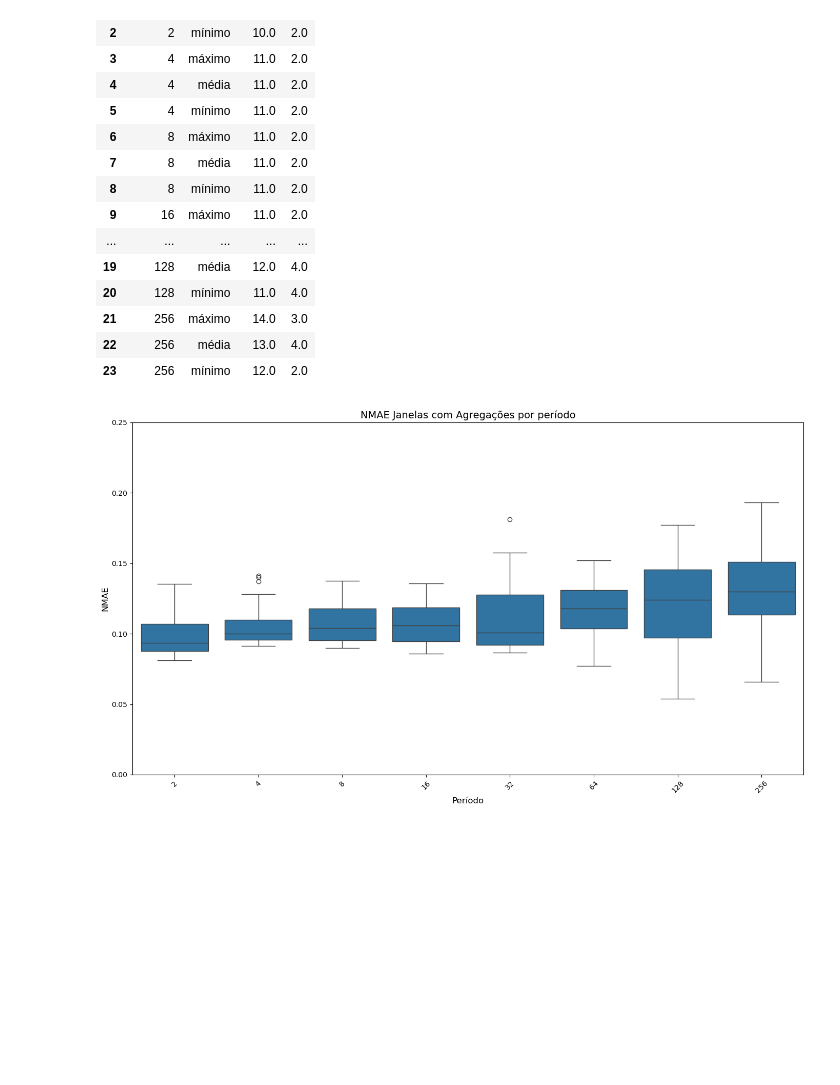
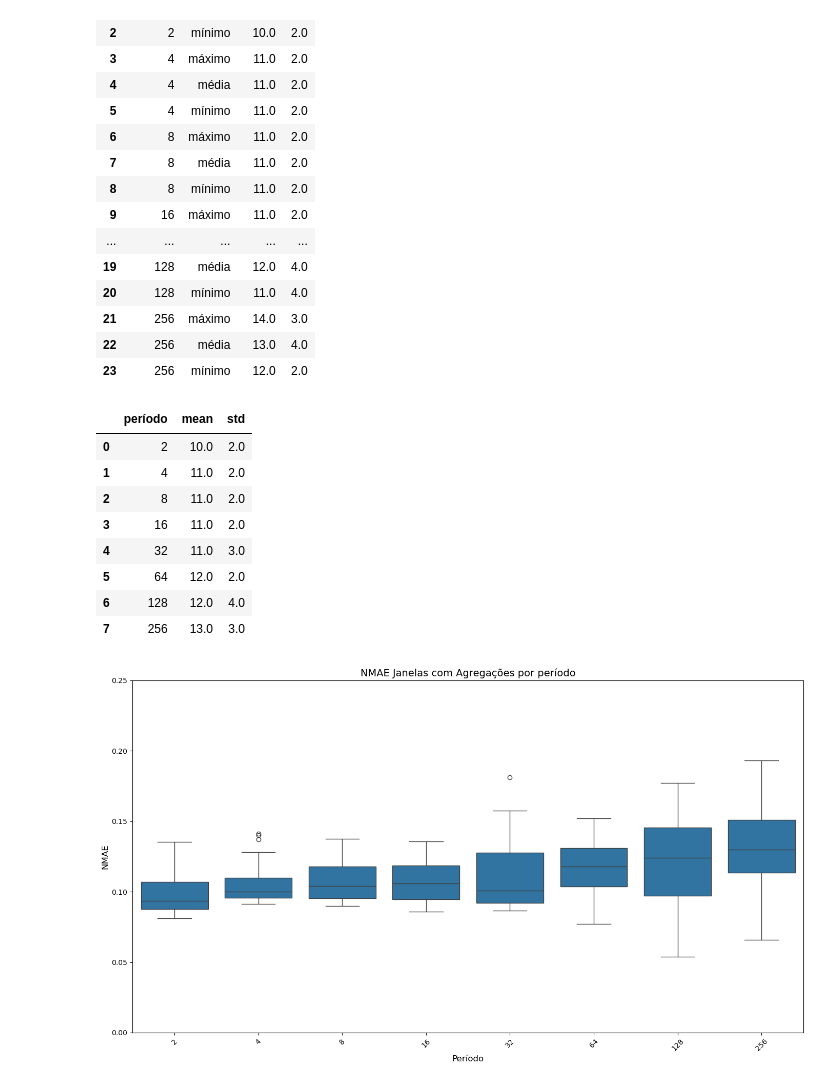
Before and after one commit to DaviVilarinho/ic-intervalo-qos, a Jupyter notebook: AnalisePeriodicidadeAgregada.ipynb, the cells around one changed output. Drawn from its saved outputs; the diff is of its cells as text; code cells hidden in the pictures; blank space fills up the shorter version.

```diff
--- a/AnalisePeriodicidadeAgregada.ipynb
+++ b/AnalisePeriodicidadeAgregada.ipynb
@@ -31,6 +31,21 @@ group
 | 21 | 256 | máximo | 14.0 | 3.0 |
 | 22 | 256 | média | 13.0 | 4.0 |
 | 23 | 256 | mínimo | 12.0 | 2.0 |
+# %%
+group_all = data.groupby(["período"])['nmae'].agg(['mean', 'std']).reset_index()
+group_all['std'] = round(100*group_all['std'], 0)
+group_all['mean'] = round(100*group_all['mean'], 0)
+group_all
+# %% [output]
+|  | período | mean | std |
+| 0 | 2 | 10.0 | 2.0 |
+| 1 | 4 | 11.0 | 2.0 |
+| 2 | 8 | 11.0 | 2.0 |
+| 3 | 16 | 11.0 | 2.0 |
+| 4 | 32 | 11.0 | 3.0 |
+| 5 | 64 | 12.0 | 2.0 |
+| 6 | 128 | 12.0 | 4.0 |
+| 7 | 256 | 13.0 | 3.0 |
 # %%
 new_data = pd.DataFrame({'período': [1,1,1], 'função': ["média", "máximo", "mínimo"], 'mean': [12,12,12], 'std': [2,2,2]},
                         )
```
Also changed, not shown: 6 other files.
